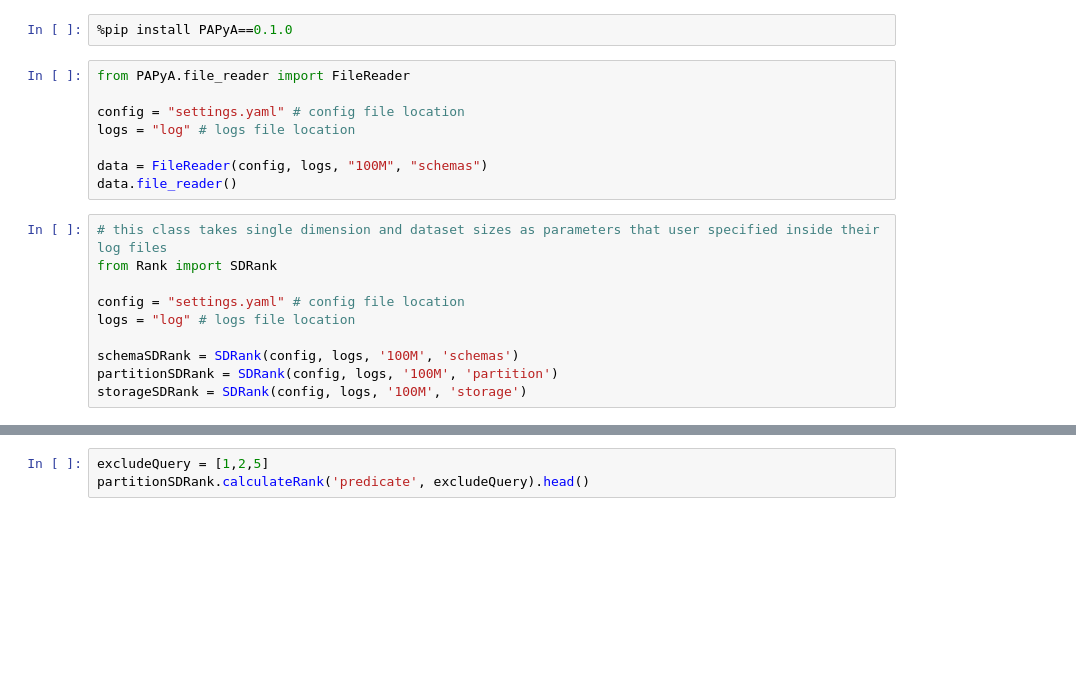
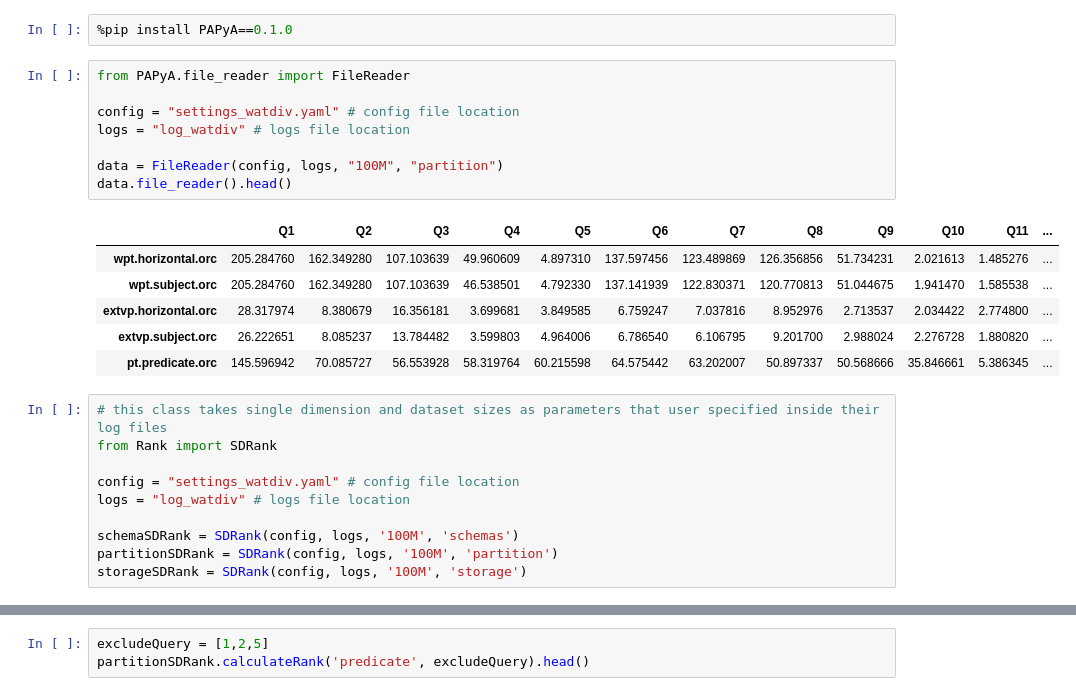
Before and after one commit to DataSystemsGroupUT/PAPyA, a Jupyter notebook: UI Module_Development/BenchRanker copy.ipynb, the cells around one changed output, grey strips where cells are left out. Saved outputs shown, nothing was run; the diff lists cells and outputs as text; blank space fills up the shorter version.

```diff
--- a/UI Module_Development/BenchRanker copy.ipynb
+++ b/UI Module_Development/BenchRanker copy.ipynb
@@ -5,17 +5,24 @@
 # %%
 from PAPyA.file_reader import FileReader
 
-config = "settings.yaml" # config file location
-logs = "log" # logs file location
+config = "settings_watdiv.yaml" # config file location
+logs = "log_watdiv" # logs file location
 
-data = FileReader(config, logs, "100M", "schemas")
-data.file_reader()
+data = FileReader(config, logs, "100M", "partition")
+data.file_reader().head()
+# %% [output]
+|  | Q1 | Q2 | Q3 | Q4 | Q5 | Q6 | Q7 | Q8 | Q9 | Q10 | Q11 | ... |
+| wpt.horizontal.orc | 205.284760 | 162.349280 | 107.103639 | 49.960609 | 4.897310 | 137.597456 | 123.489869 | 126.356856 | 51.734231 | 2.021613 | 1.485276 | ... |
+| wpt.subject.orc | 205.284760 | 162.349280 | 107.103639 | 46.538501 | 4.792330 | 137.141939 | 122.830371 | 120.770813 | 51.044675 | 1.941470 | 1.585538 | ... |
+| extvp.horizontal.orc | 28.317974 | 8.380679 | 16.356181 | 3.699681 | 3.849585 | 6.759247 | 7.037816 | 8.952976 | 2.713537 | 2.034422 | 2.774800 | ... |
+| extvp.subject.orc | 26.222651 | 8.085237 | 13.784482 | 3.599803 | 4.964006 | 6.786540 | 6.106795 | 9.201700 | 2.988024 | 2.276728 | 1.880820 | ... |
+| pt.predicate.orc | 145.596942 | 70.085727 | 56.553928 | 58.319764 | 60.215598 | 64.575442 | 63.202007 | 50.897337 | 50.568666 | 35.846661 | 5.386345 | ... |
 # %%
 # this class takes single dimension and dataset sizes as parameters that user specified inside their log files
 from Rank import SDRank
 
-config = "settings.yaml" # config file location
-logs = "log" # logs file location
+config = "settings_watdiv.yaml" # config file location
+logs = "log_watdiv" # logs file location
 
 schemaSDRank = SDRank(config, logs, '100M', 'schemas')
 partitionSDRank = SDRank(config, logs, '100M', 'partition')
```
Also changed, not shown: parts of 3 cells of this notebook, 24 other files.
